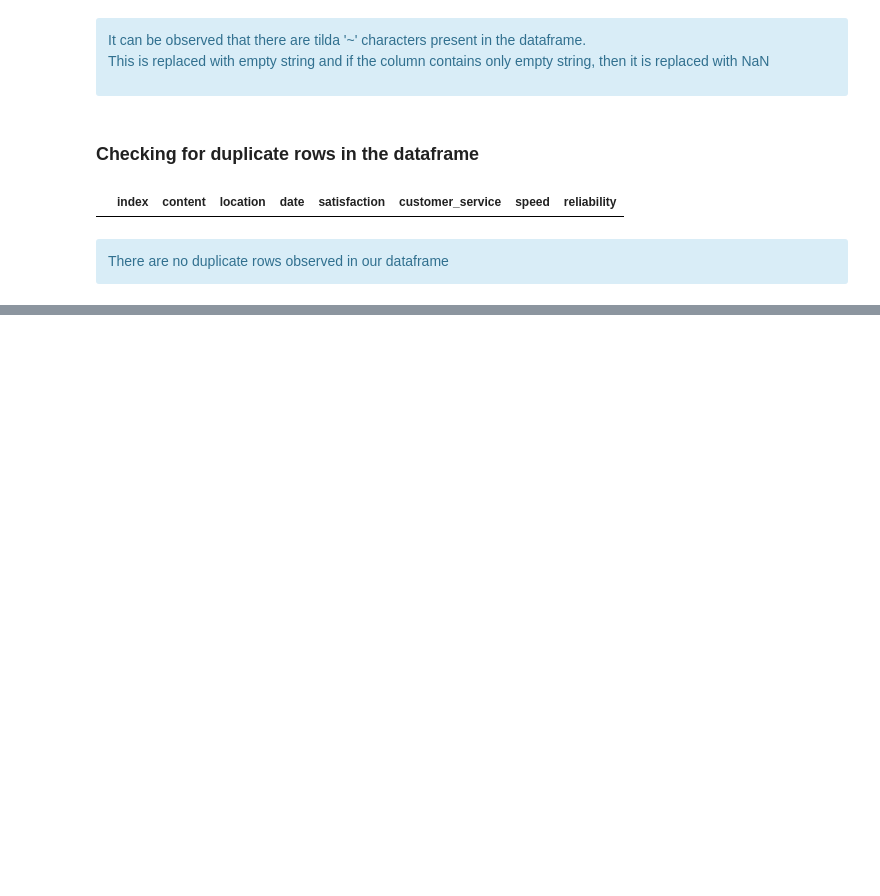
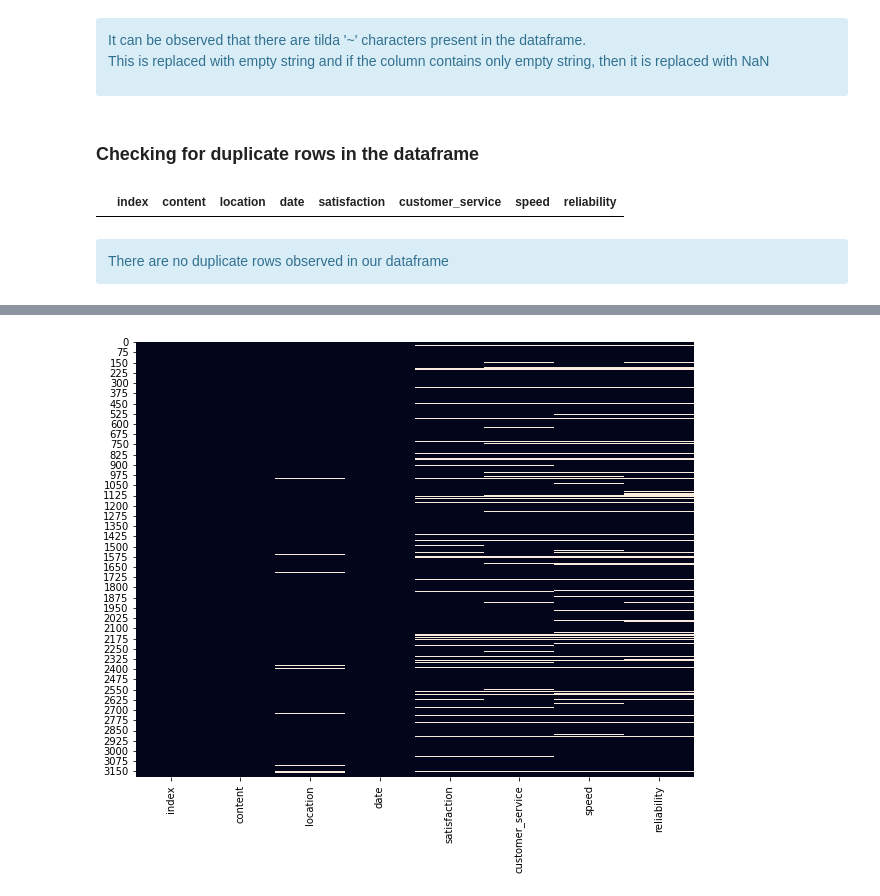
Before and after one commit to KarolinaMikiciuk/bt_group_project, a Jupyter notebook: data_cleaning.ipynb, the cells around one changed output, grey strips where cells are left out. Drawn from its saved outputs; the diff is of its cells as text; code cells hidden in the pictures; blank space fills up the shorter version.

Commit message:
updated data cleaning NB and .gitignore files and added a new file bt_data.csv in data folder

```diff
--- a/data_cleaning.ipynb
+++ b/data_cleaning.ipynb
@@ -14,10 +17,11 @@ The below code copies all the csv files and loads it to a pandas dataframe
 </div>
 # %%
 # specifying the path to csv files
-path = '/Users/radhikakumar/Desktop/Project/bt_group_project/data'
+path = LOCATION
+# print(path)
 
 # csv files in the path
-files = glob.glob(path + "/*.csv")
+files = glob.glob(path + "*.csv")
 
 # defining an empty list to store content
 data_frame = pd.DataFrame()
@@ -161,0 +101,7 @@ bt_data['date'] = convert_to_datetime(bt_data['date'])
+# %%
+# visualizing the missing data/null values through heat map
+plt.figure(figsize=(10,8))
+sns.heatmap(data_frame.isnull(), cbar=False)
+plt.show()
+# %% [output]
+[figure, added]
```
Also changed, not shown: parts of 17 cells of this notebook, 2 other files.
